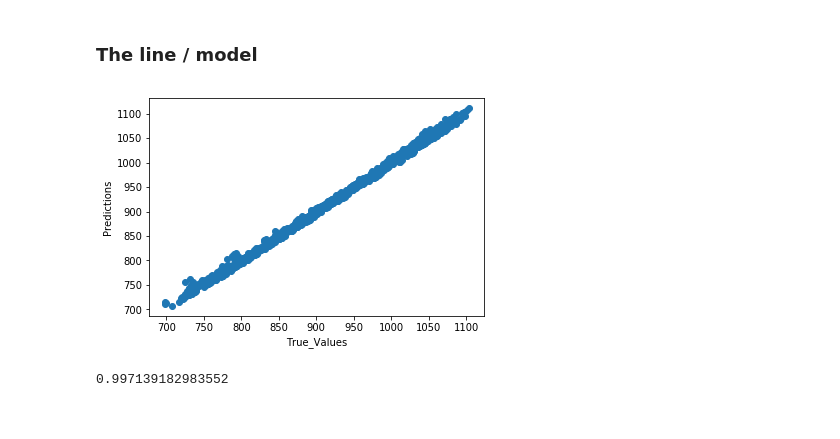
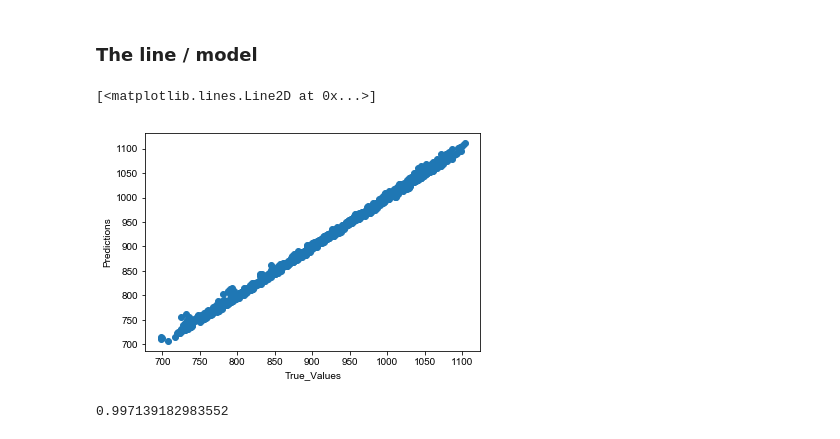
Before and after one commit to paula-aribeiro/senior-thesis, a Jupyter notebook: tests_regression/new_sklearn_tests/new_A3_regression.ipynb, the cells around one changed output. Drawn from its saved outputs; the diff is of its cells as text; code cells hidden in the pictures.

Commit message:
I tried to add a y=x line, but I did not work

```diff
--- a/tests_regression/new_sklearn_tests/new_A3_regression.ipynb
+++ b/tests_regression/new_sklearn_tests/new_A3_regression.ipynb
@@ -207,10 +207,16 @@ predictions = lm.predict(X_test)
 # %%
 plt.scatter(y_test, predictions)
 plt.xlabel('True_Values')
 plt.ylabel('Predictions')
+
+# Draw y = x line
+ymin, ymax = y_test.min(), y_test.max()
+plt.plot([ymin, ymin], [ymax, ymax], 'r-')
+
 plt.show()
 # %% [output]
+[<matplotlib.lines.Line2D at 0x...>]
-[figure, old version]
+[figure, new version]
 # %%
 metrics.r2_score(y_test, predictions)
 # %% [output]
```
Also changed, not shown: parts of 2 cells of this notebook.
